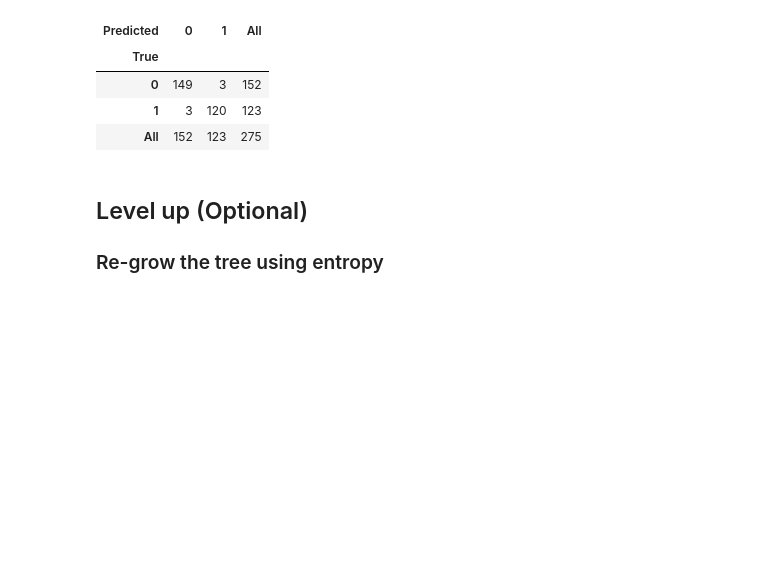
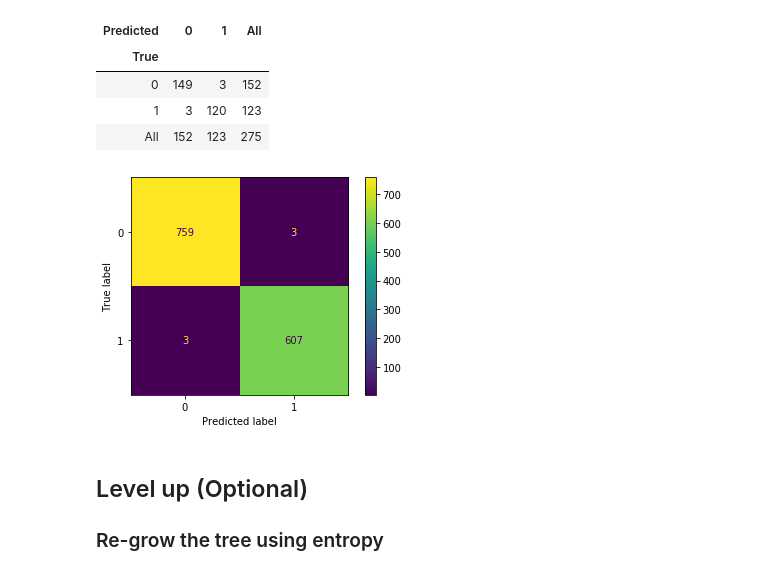
Before and after one commit to learn-co-curriculum/dsc-decision-trees-lab, a Jupyter notebook: index.ipynb, the cells around one changed output. Saved outputs shown, nothing was run; the diff lists cells and outputs as text; code cells hidden in the pictures; blank space fills up the shorter version.

Commit message:
Update decision tree plotting code

```diff
--- a/index.ipynb
+++ b/index.ipynb
@@ -88,7 +88,8 @@ X = dataset.drop('Class', axis=1)
 y = dataset['Class']
 # %%
 # Perform an 80/20 split
-X_train, X_test, y_train, y_test = train_test_split(X, y, test_size=0.20, random_state=10)
+X_train, X_test, y_train, y_test = train_test_split(
+    X, y, test_size=0.20, random_state=10)
 # %% [markdown]
 ## Step 4: Train the classifier and make predictions
 - Create an instance of a decision tree classifier with `random_state=10` for reproducibility
@@ -140,6 +141,14 @@ Confusion Matrix
 | 0 | 149 | 3 | 152 |
 | 1 | 3 | 120 | 123 |
 | All | 152 | 123 | 275 |
+# %%
+# Alternative confusion matrix
+from sklearn.metrics import plot_confusion_matrix
+
+plot_confusion_matrix(classifier, X, y, values_format='.3g')
+plt.show()
+# %% [output]
+[figure, added]
 # %% [markdown]
 ## Level up (Optional)
 
```
Also changed, not shown: parts of 7 cells of this notebook, 4 other files.
